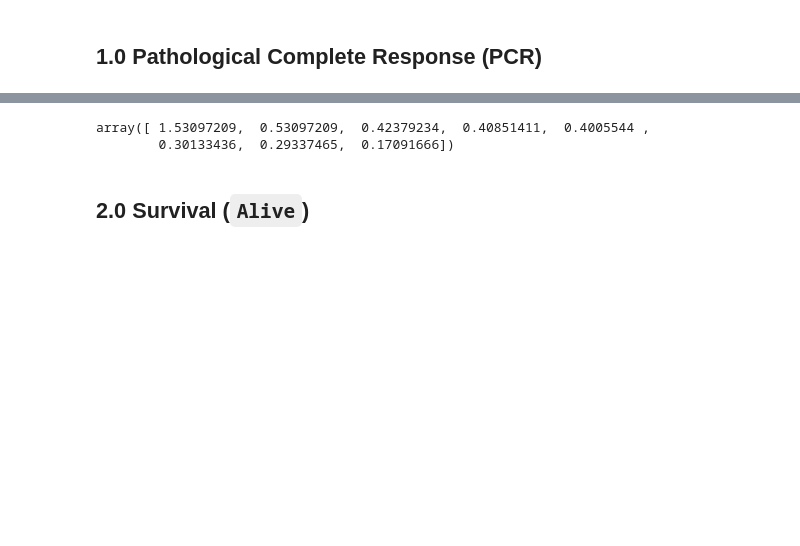
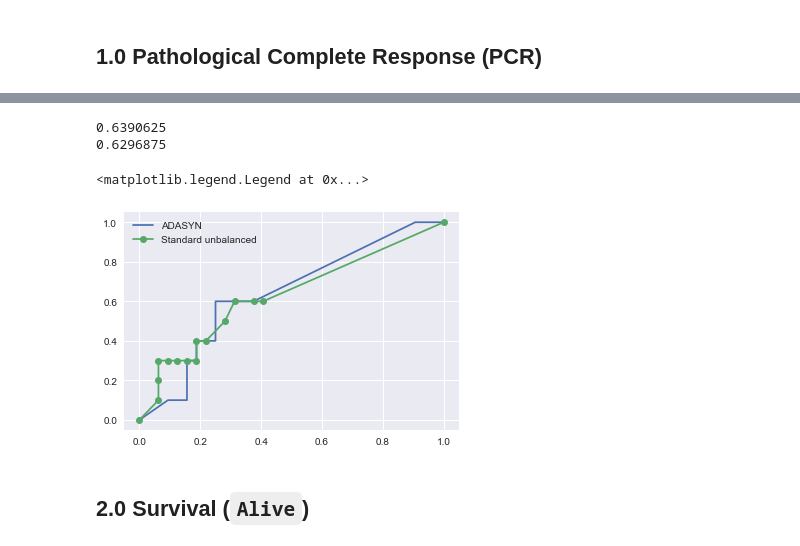
Before and after one commit to JCardenasRdz/Insights-into-the-I-SPY-clinical-trial, a Jupyter notebook: 3-Predictive_stats.ipynb, the cells around one changed output, grey strips where cells are left out. Cells and saved outputs as stored; diff of their text form; code cells hidden in the pictures; blank space fills up the shorter version.

```diff
--- a/3-Predictive_stats.ipynb
+++ b/3-Predictive_stats.ipynb
@@ -185,9 +165,13 @@ metrics.roc_curve?
 # %%
 from sklearn.calibration import CalibratedClassifierCV
-clf_final = clf_opt.steps[1][1]
-CF = CalibratedClassifierCV( base_estimator = clf_final, method='sigmoid', cv=3)
-CF.fit(X_train,y_train)
-score = CF.predict_proba(X_test)
-tpr, fpr, thre = metrics.roc_curve(y_test, score[:,1])
-plt.plot(tpr,fpr,'o-')
-metrics.roc_auc_score(y_test, score[:,1])
+
+# function to estimate ROC curve and AUC using calibrated propabilities
+def roc_curve_calibrated_prob(classifier, Xtrain, ytrain, Xtest, ytest, positive_class = 1):
+    # calibrated probability
+    CF = CalibratedClassifierCV( base_estimator = classifier, method='sigmoid', cv=10)
+    CF.fit(Xtrain,ytrain)
+    score = CF.predict_proba(Xtest)
+
+    tpr, fpr, _ = metrics.roc_curve(ytest, score[:,1], pos_label = positive_class, drop_intermediate = False)
+
+    return tpr, fpr, metrics.auc(tpr,fpr)
@@ -201,7 +178,20 @@ metrics.roc_auc_score(y_test, score[:,1])
-# %%
-thre
-# %% [output]
-array([ 1.53097209,  0.53097209,  0.42379234,  0.40851411,  0.4005544 ,
-        0.30133436,  0.29337465,  0.17091666])
+# %%
+# estimate metrics for unbalanced learning
+tpr_ul, fpr_ul, auc_ul = roc_curve_calibrated_prob(clf_opt, X_train, y_train, X_test, y_test, positive_class = 1)
+print(auc_ul)
+# estimate metrics for standard classifier
+tpr_st, fpr_st, auc_st = roc_curve_calibrated_prob(clf_std, X_train, y_train, X_test, y_test, positive_class = 1)
+print(auc_st)
+# %% [output]
+0.6390625
+0.6296875
+# %%
+# plot
+plt.plot(tpr_ul,fpr_ul,'-')
+plt.plot(tpr_st,fpr_st,'o-')
+plt.legend(['ADASYN','Standard unbalanced'])
+# %% [output]
+<matplotlib.legend.Legend at 0x...>
+[figure, added]
 # %% [markdown]
 ## 2.0  Survival (`Alive`)
```
Also changed, not shown: parts of 41 cells of this notebook, 2 other files.
